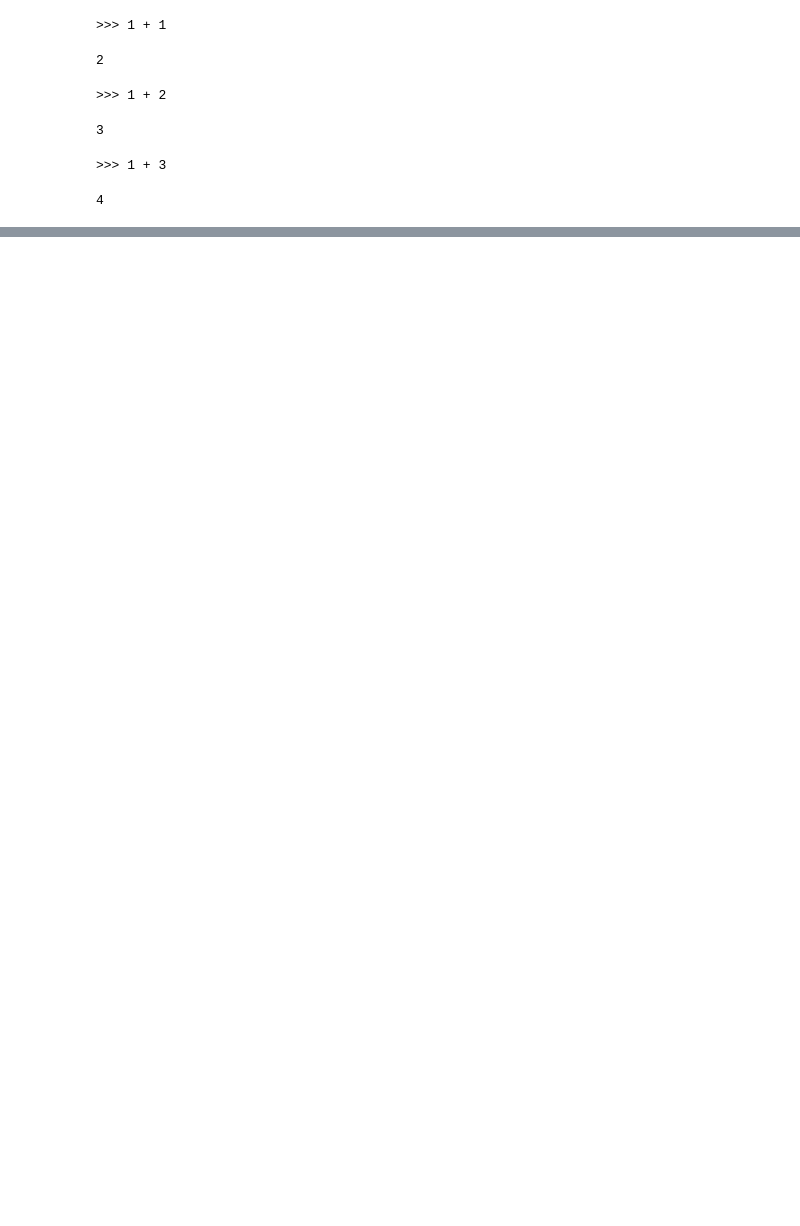
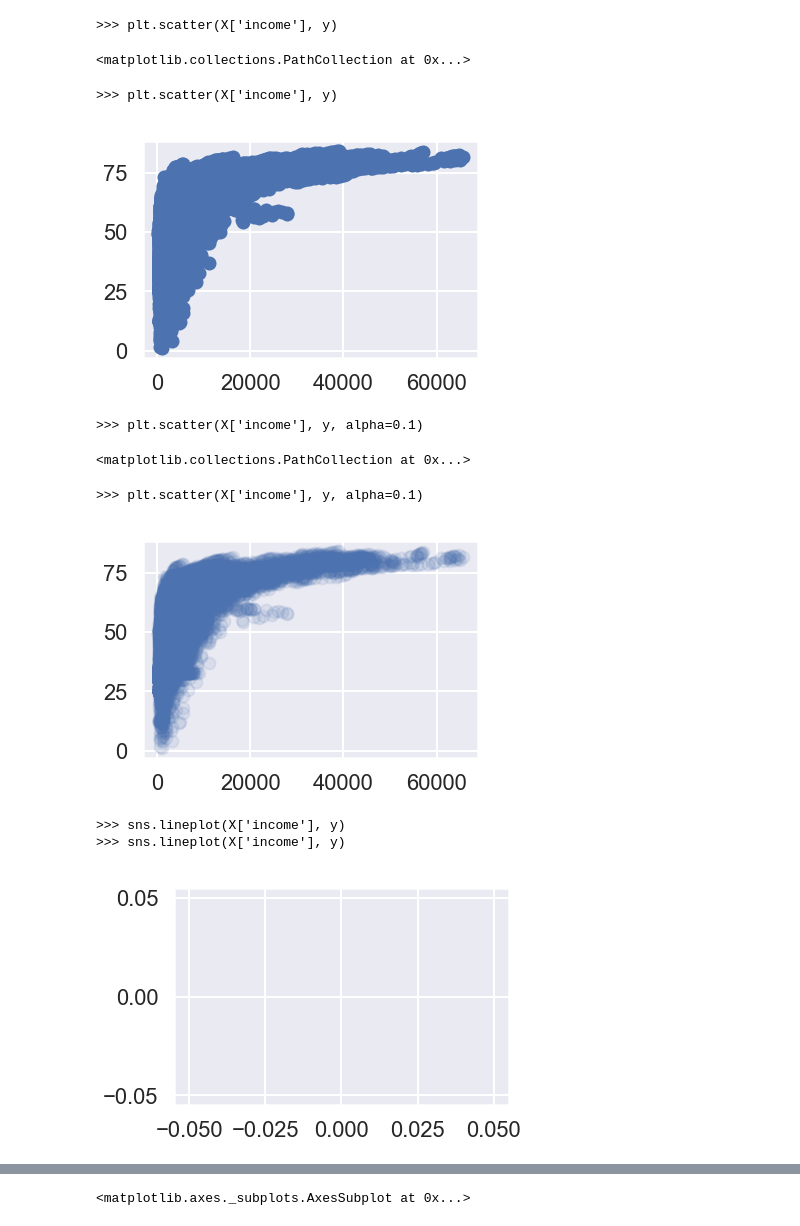
Before and after one commit to SamLau95/infoviz-jupyter, a Jupyter notebook: Scratch.ipynb, the cells around one changed output, grey strips where cells are left out. Cells and saved outputs as stored; diff of their text form; code cells hidden in the pictures; blank space fills up the shorter version.

```diff
--- a/Scratch.ipynb
+++ b/Scratch.ipynb
@@ -28,6 +28,6 @@ pd.options.display.max_rows = 7
 # %%
 import nbformat as nbf
 
-nb = nbf.read('test.ipynb', as_version=4)
+nb = nbf.read('sam.ipynb', as_version=4)
 nb.cells[2]
 # %% [output]
@@ -50,0 +35,11 @@ nb.cells[2]
+# %%
+import json
+
+history = [run for run in cell.metadata.history
+           for cell in nb.cells
+           if 'history' in cell.metadata]
+
+with open('sam.json', 'w') as f:
+    json.dump(history, f, indent=2)
+
+!head sam.json
@@ -60,13 +66,20 @@ def display_history(cell):
         code = f'{first_line}\n{next_lines}' if next_lines else first_line
 
         print(f'{code}')
-        publish_display_data(result.response.content.data)
+
+        if 'data' in result.response.content:
+            publish_display_data(result.response.content.data)
 # %%
-display_history(nb.cells[2])
+display_history(nb.cells[26])
 # %% [output]
->>> 1 + 1
+>>> plt.scatter(X['income'], y)
-2
+<matplotlib.collections.PathCollection at 0x...>
->>> 1 + 2
+>>> plt.scatter(X['income'], y)
+[figure, added]
-3
+>>> plt.scatter(X['income'], y, alpha=0.1)
->>> 1 + 3
+<matplotlib.collections.PathCollection at 0x...>
-4
+>>> plt.scatter(X['income'], y, alpha=0.1)
+[figure, added]
+>>> sns.lineplot(X['income'], y)
+>>> sns.lineplot(X['income'], y)
+[figure, added]
@@ -72,0 +95 @@ display_history(nb.cells[2])
+<matplotlib.axes._subplots.AxesSubplot at 0x...>
```
Also changed, not shown: parts of 4 cells of this notebook, 1 other file.
